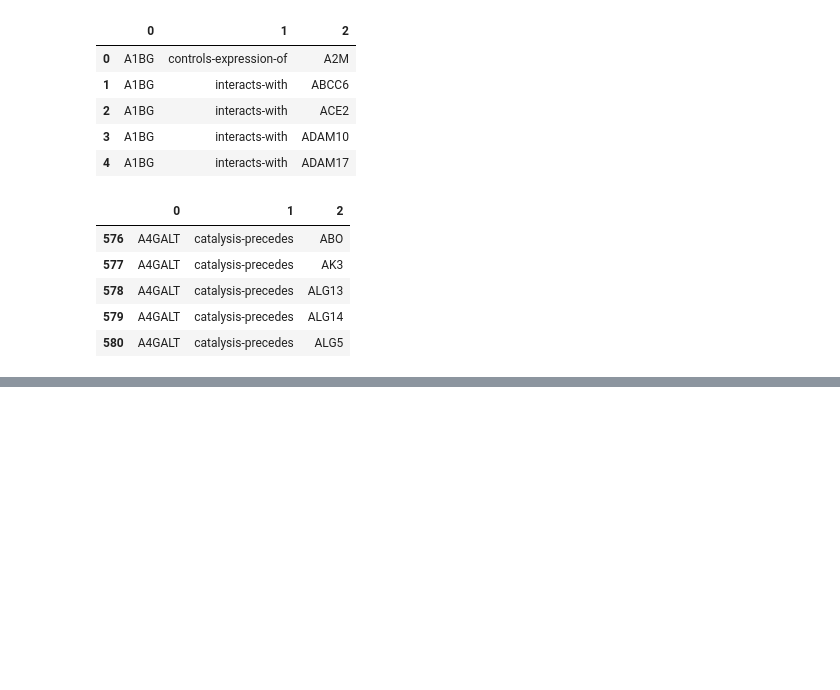
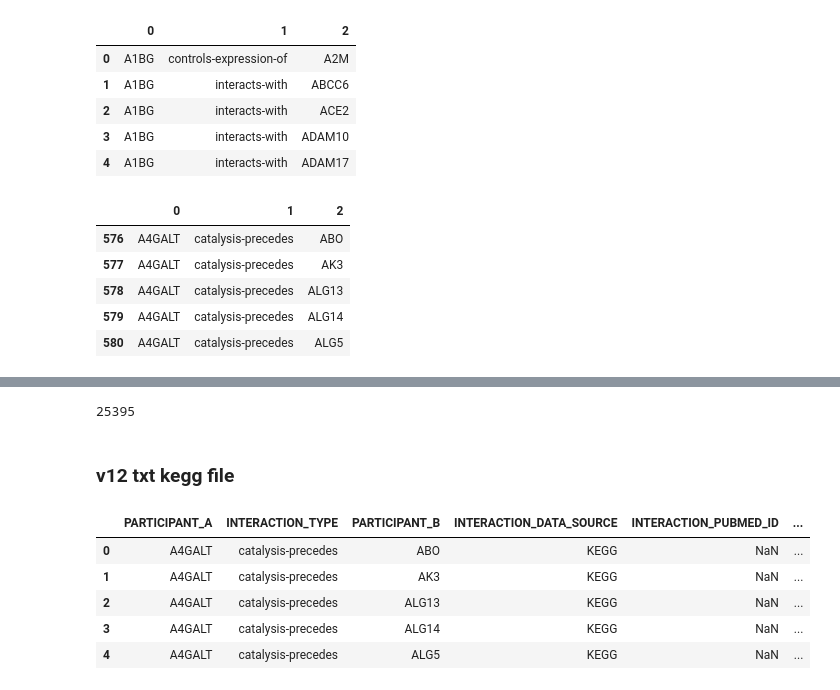
Before and after one commit to sumedhars/csc7901-ml-capstone, a Jupyter notebook: human-protein-preprocessing/get-ppi-from-pathwaycommons.ipynb, the cells around one changed output, grey strips where cells are left out. Saved outputs shown, nothing was run; the diff lists cells and outputs as text; code cells hidden in the pictures; blank space fills up the shorter version.

```diff
--- a/human-protein-preprocessing/get-ppi-from-pathwaycommons.ipynb
+++ b/human-protein-preprocessing/get-ppi-from-pathwaycommons.ipynb
@@ -27,0 +52,16 @@ binary_ppi_bulk.to_csv('binary-ppi-bulk.csv', index=False)
+# %%
+len(v12_sif_kegg_ppi)
+# %% [output]
+25395
+# %% [markdown]
+### v12 txt kegg file
+# %%
+v12_txt_kegg = pd.read_csv('pathway-commons-sif-data/PathwayCommons12.kegg.hgnc.txt', sep='\t')
+v12_txt_kegg.head()
+# %% [output]
+|  | PARTICIPANT_A | INTERACTION_TYPE | PARTICIPANT_B | INTERACTION_DATA_SOURCE | INTERACTION_PUBMED_ID | ... |
+| 0 | A4GALT | catalysis-precedes | ABO | KEGG | NaN | ... |
+| 1 | A4GALT | catalysis-precedes | AK3 | KEGG | NaN | ... |
+| 2 | A4GALT | catalysis-precedes | ALG13 | KEGG | NaN | ... |
+| 3 | A4GALT | catalysis-precedes | ALG14 | KEGG | NaN | ... |
+| 4 | A4GALT | catalysis-precedes | ALG5 | KEGG | NaN | ... |
```
Also changed, not shown: parts of 9 cells of this notebook, 1 other file.
